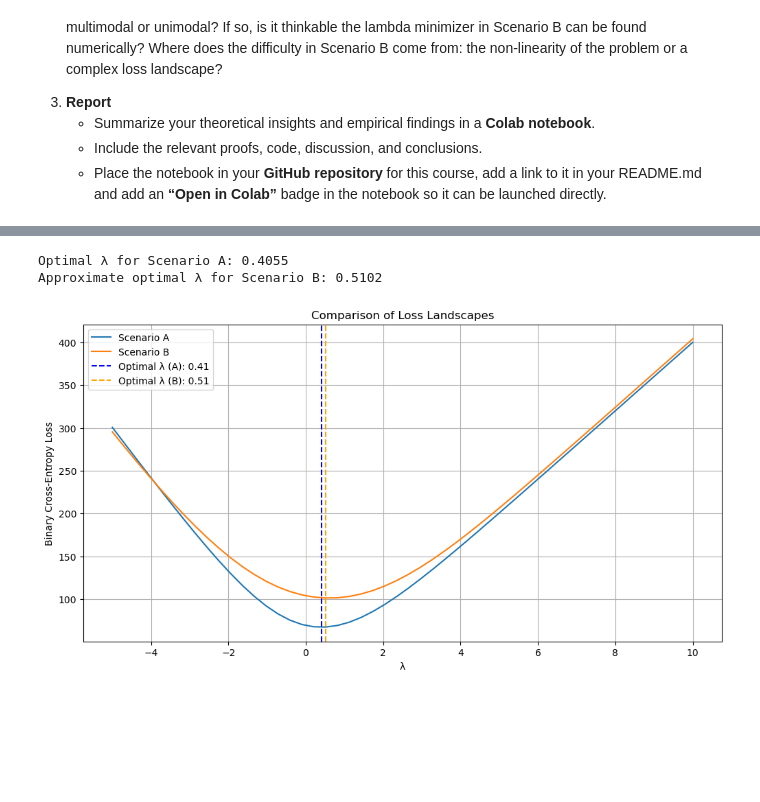
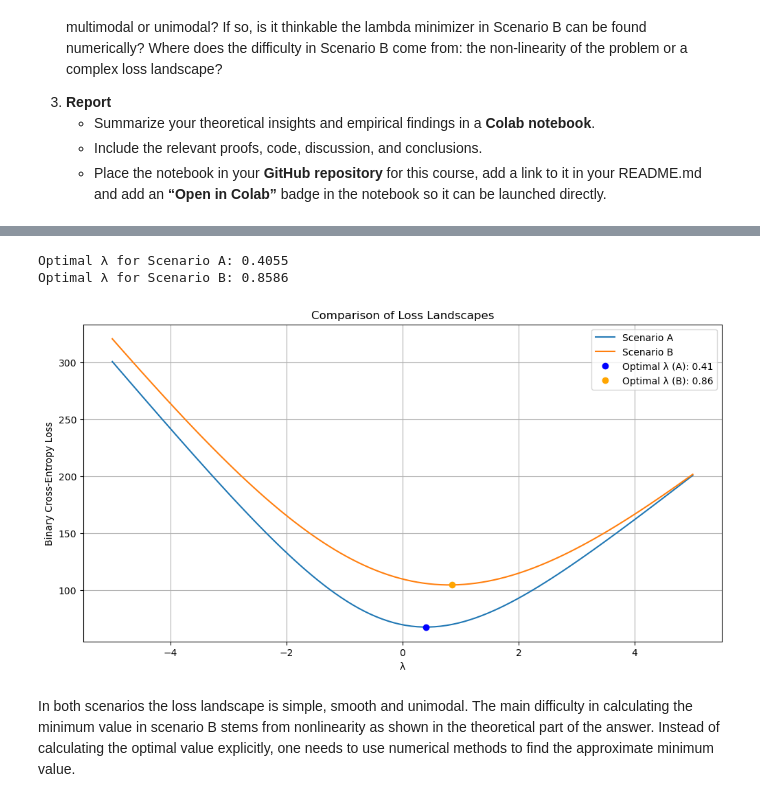
Before and after one commit to Bokocki/135UM-Homework, a Jupyter notebook: Homework07.ipynb, the cells around one changed output, grey strips where cells are left out. Cells and saved outputs as stored; diff of their text form; code cells hidden in the pictures; blank space fills up the shorter version.

```diff
--- a/Homework07.ipynb
+++ b/Homework07.ipynb
@@ -182,47 +182,49 @@ def binary_cross_entropy(y, z):
 n = 100
 m = 60  # number of ones
 k = 40  # number of zeros
-y = np.random.permutation(np.concatenate([np.ones(m), np.zeros(k)]))
+y = np.concatenate([np.ones(m), np.zeros(k)])
 
 # Generate random f_i values
 f = np.random.normal(0, 2, n)
 
 # Lambda range for plotting
-lambda_vals = np.linspace(-5, 10, 50)
+lambda_vals = np.linspace(-5, 5, 100)
 
 # Scenario A
 loss_A = [np.sum(binary_cross_entropy(y, lam)) for lam in lambda_vals]
 
 # Scenario B
 loss_B = [np.sum(binary_cross_entropy(y, f + lam)) for lam in lambda_vals]
 
 # Find optimal lambda for Scenario A (analytical solution)
 optimal_lambda_A = np.log(m/k)
 print(f"Optimal λ for Scenario A: {optimal_lambda_A:.4f}")
 
-# Find optimal lambda for Scenario B (numerical approximation)
+# Find optimal lambda for Scenario B (numerical solution)
 min_idx = np.argmin(loss_B)
 optimal_lambda_B = lambda_vals[min_idx]
-print(f"Approximate optimal λ for Scenario B: {optimal_lambda_B:.4f}")
+print(f"Optimal λ for Scenario B: {optimal_lambda_B:.4f}")
 
 # Plotting
 plt.figure(figsize=(12, 6))
 plt.plot(lambda_vals, loss_A, label='Scenario A')
 plt.plot(lambda_vals, loss_B, label='Scenario B')
 
 # Add vertical lines for optimal lambdas
-plt.axvline(x=optimal_lambda_A, color='blue', linestyle='--',
+plt.plot(optimal_lambda_A, np.sum(binary_cross_entropy(y, optimal_lambda_A)), 'o', color='blue',
             label=f'Optimal λ (A): {optimal_lambda_A:.2f}')
-plt.axvline(x=optimal_lambda_B, color='orange', linestyle='--',
+plt.plot(optimal_lambda_B, np.sum(binary_cross_entropy(y, f + optimal_lambda_B)), 'o', color='orange',
             label=f'Optimal λ (B): {optimal_lambda_B:.2f}')
 
 plt.xlabel('λ')
 plt.ylabel('Binary Cross-Entropy Loss')
 plt.title('Comparison of Loss Landscapes')
 plt.legend()
 plt.grid(True)
 plt.show()
 # %% [output]
 Optimal λ for Scenario A: 0.4055
-Approximate optimal λ for Scenario B: 0.5102
+Optimal λ for Scenario B: 0.8586
-[figure, old version]
+[figure, new version]
+# %% [markdown]
+In both scenarios the loss landscape is simple, smooth and unimodal. The main difficulty in calculating the minimum value in scenario B stems from nonlinearity as shown in the theoretical part of the answer. Instead of calculating the optimal value explicitly, one needs to use numerical methods to find the approximate minimum value.
```
Also changed, not shown: parts of 1 cell of this notebook.
